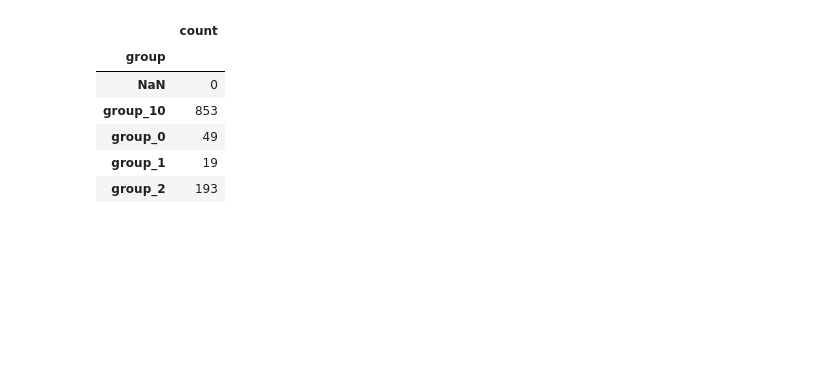
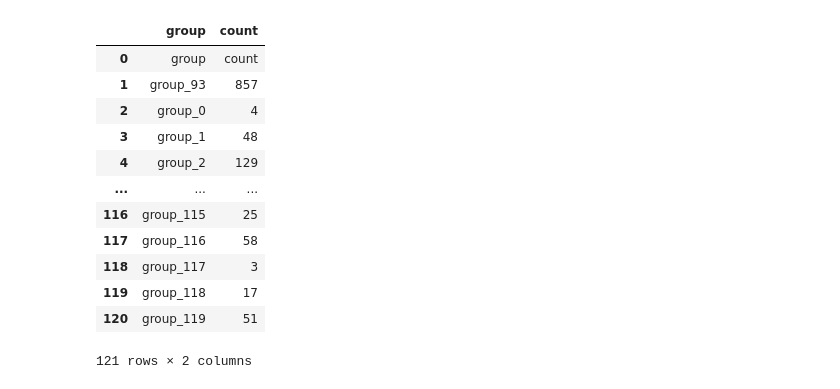
Before and after one commit to moonjeong-j/dl-ncf-cbf-recommendation, a Jupyter notebook: source_code/6. Eat_CBF.ipynb, the cells around one changed output. Drawn from its saved outputs; the diff is of its cells as text; code cells hidden in the pictures; blank space fills up the shorter version.

```diff
--- a/source_code/6. Eat_CBF.ipynb
+++ b/source_code/6. Eat_CBF.ipynb
@@ -7,16 +8,16 @@ import math
 def mag(x):
     return math.sqrt(sum(i**2 for i in x))
 # %%
-res_matrix = pd.read_csv('/content/drive/MyDrive/Colab Notebooks/res_matrix.csv')
-user_matrix = pd.read_csv('/content/drive/MyDrive/Colab Notebooks/user_matrix.csv')
-group_count = pd.read_csv('/content/drive/MyDrive/Colab Notebooks/group_count.csv',names=['group','count'])
+p_m = pd.read_csv('/content/drive/MyDrive/Colab Notebooks/data/normalized_item_matrix.csv')
+u_m = pd.read_csv('/content/drive/MyDrive/Colab Notebooks/data/normalized_user_matrix.csv')
+group_count = pd.read_csv('/content/drive/MyDrive/Colab Notebooks/data/group_count.csv',names=['group','count'])
 
-res_matrix.rename(columns ={'Unnamed: 0':'p_id' }, inplace =True)
-res_matrix.set_index('p_id', inplace =True)
-user_matrix.rename(columns ={'Unnamed: 0':'u_id' }, inplace =True)
-user_matrix.set_index('u_id', inplace =True)
-group_count.rename(columns ={'Unnamed: 0':'group' }, inplace =True)
-group_count.set_index('group', inplace =True)
+# res_matrix.rename(columns ={'Unnamed: 0':'p_id' }, inplace =True)
+p_m.set_index('p_id', inplace =True)
+# user_matrix.rename(columns ={'Unnamed: 0':'u_id' }, inplace =True)
+u_m.set_index('u_id', inplace =True)
+# group_count.rename(columns ={'Unnamed: 0':'group' }, inplace =True)
+# group_count.set_index('group', inplace =True)
 # res_matrix.set_index('p_id', drop=True, inplace=True)
 # user_matrix.set_index('u_id', drop=True, inplace=True)
 # group_count.set_index('group', drop=True, inplace=True)
@@ -62,10 +29,16 @@ res_matrix
 # %%
-group_count.head()
+group_count
 # %% [output]
-|  | count |
-| group |  |
-| NaN | 0 |
-| group_10 | 853 |
-| group_0 | 49 |
-| group_1 | 19 |
-| group_2 | 193 |
+|  | group | count |
+| 0 | group | count |
+| 1 | group_93 | 857 |
+| 2 | group_0 | 4 |
+| 3 | group_1 | 48 |
+| 4 | group_2 | 129 |
+| ... | ... | ... |
+| 116 | group_115 | 25 |
+| 117 | group_116 | 58 |
+| 118 | group_117 | 3 |
+| 119 | group_118 | 17 |
+| 120 | group_119 | 51 |
+121 rows × 2 columns
```
Also changed, not shown: parts of 46 cells of this notebook, 4 other files.
